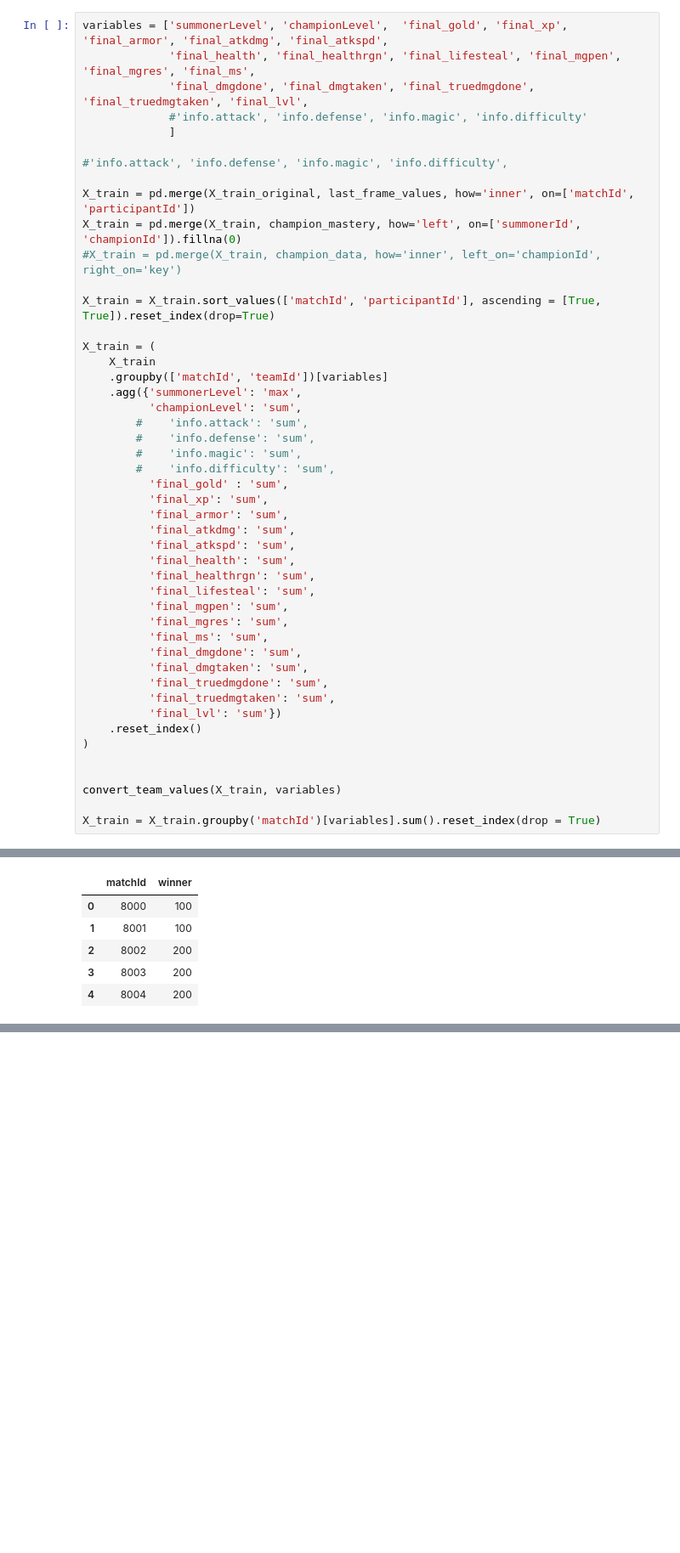
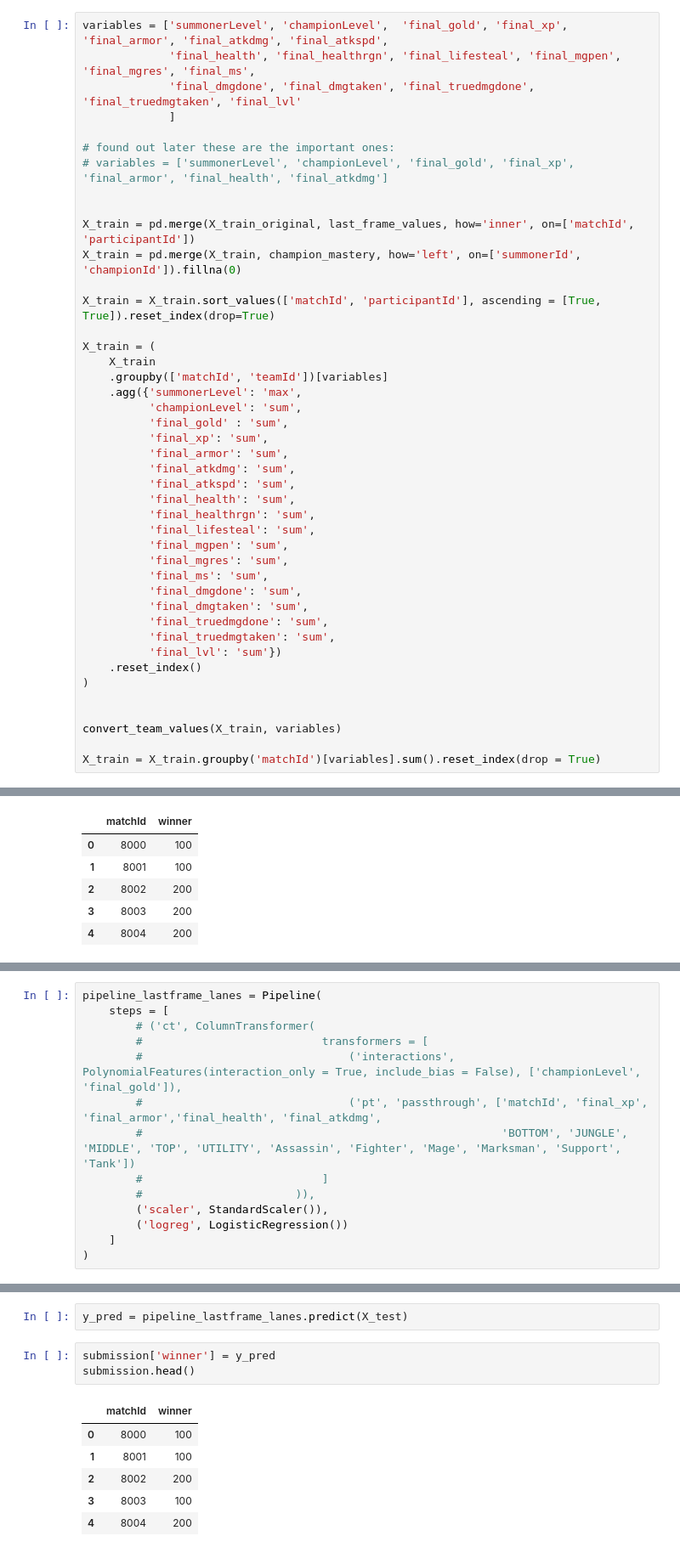
Before and after one commit to nss-data-science-cohort-6/kaggle_lol-elden-ring, a Jupyter notebook: notebooks/prediction_models.ipynb, the cells around one changed output, grey strips where cells are left out. Shown at 85% size. Saved outputs shown, nothing was run; the diff lists cells and outputs as text; blank space fills up the shorter version.

```diff
--- a/notebooks/prediction_models.ipynb
+++ b/notebooks/prediction_models.ipynb
@@ -499,15 +523,15 @@ print(np.mean(summoner_cv_scores))
 # %%
 variables = ['summonerLevel', 'championLevel',  'final_gold', 'final_xp', 'final_armor', 'final_atkdmg', 'final_atkspd',
              'final_health', 'final_healthrgn', 'final_lifesteal', 'final_mgpen', 'final_mgres', 'final_ms',
-             'final_dmgdone', 'final_dmgtaken', 'final_truedmgdone', 'final_truedmgtaken', 'final_lvl',
-             #'info.attack', 'info.defense', 'info.magic', 'info.difficulty'
+             'final_dmgdone', 'final_dmgtaken', 'final_truedmgdone', 'final_truedmgtaken', 'final_lvl'
              ]
 
-#'info.attack', 'info.defense', 'info.magic', 'info.difficulty',
+# found out later these are the important ones:
+# variables = ['summonerLevel', 'championLevel', 'final_gold', 'final_xp', 'final_armor', 'final_health', 'final_atkdmg']
+
 
 X_train = pd.merge(X_train_original, last_frame_values, how='inner', on=['matchId', 'participantId'])
 X_train = pd.merge(X_train, champion_mastery, how='left', on=['summonerId', 'championId']).fillna(0)
-#X_train = pd.merge(X_train, champion_data, how='inner', left_on='championId', right_on='key')
 
 X_train = X_train.sort_values(['matchId', 'participantId'], ascending = [True, True]).reset_index(drop=True)
 
@@ -516,10 +540,6 @@ X_train = (
     .groupby(['matchId', 'teamId'])[variables]
     .agg({'summonerLevel': 'max',
           'championLevel': 'sum',
-        #    'info.attack': 'sum',
-        #    'info.defense': 'sum',
-        #    'info.magic': 'sum',
-        #    'info.difficulty': 'sum',
           'final_gold' : 'sum',
           'final_xp': 'sum',
           'final_armor': 'sum',
@@ -635,0 +716,14 @@ submission.head()
+# %%
+pipeline_lastframe_lanes = Pipeline(
+    steps = [
+        # ('ct', ColumnTransformer(
+        #                           transformers = [
+        #                               ('interactions', PolynomialFeatures(interaction_only = True, include_bias = False), ['championLevel', 'final_gold']),
+        #                               ('pt', 'passthrough', ['matchId', 'final_xp', 'final_armor','final_health', 'final_atkdmg',
+        #                                                      'BOTTOM', 'JUNGLE', 'MIDDLE', 'TOP', 'UTILITY', 'Assassin', 'Fighter', 'Mage', 'Marksman', 'Support', 'Tank'])
+        #                           ]
+        #                       )),
+        ('scaler', StandardScaler()),
+        ('logreg', LogisticRegression())
+    ]
+)
@@ -636 +801,13 @@ submission.head()
+# %%
+y_pred = pipeline_lastframe_lanes.predict(X_test)
+# %%
+submission['winner'] = y_pred
+submission.head()
+# %% [output]
+|  | matchId | winner |
+| 0 | 8000 | 100 |
+| 1 | 8001 | 100 |
+| 2 | 8002 | 200 |
+| 3 | 8003 | 100 |
+| 4 | 8004 | 200 |
 # %%
```
Also changed, not shown: parts of 23 cells of this notebook, 1 other file.
